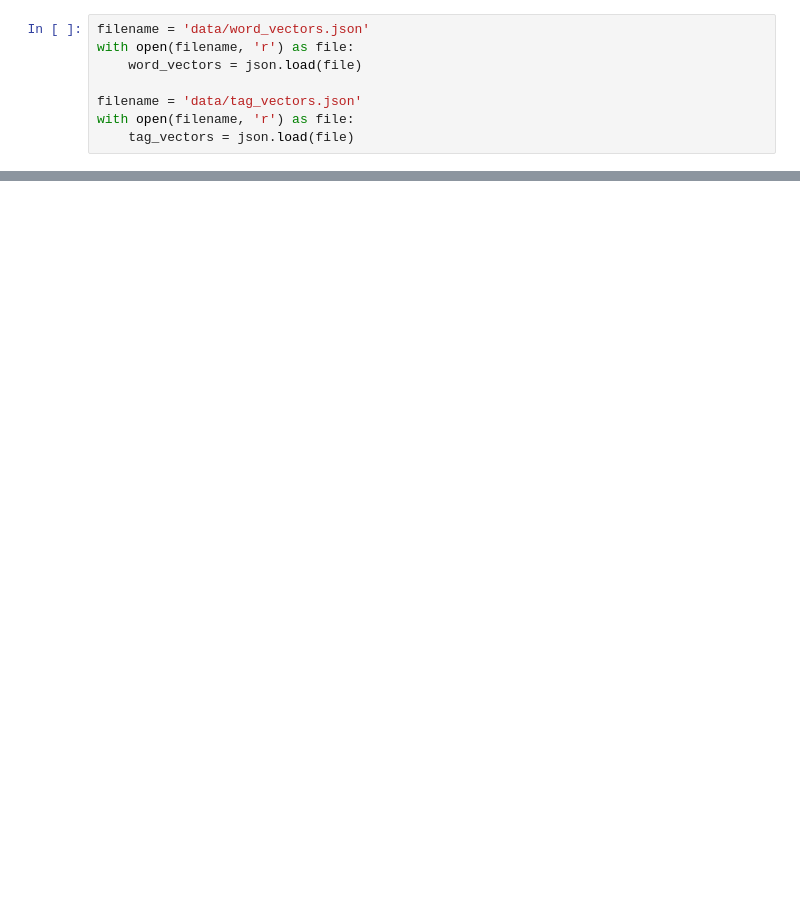
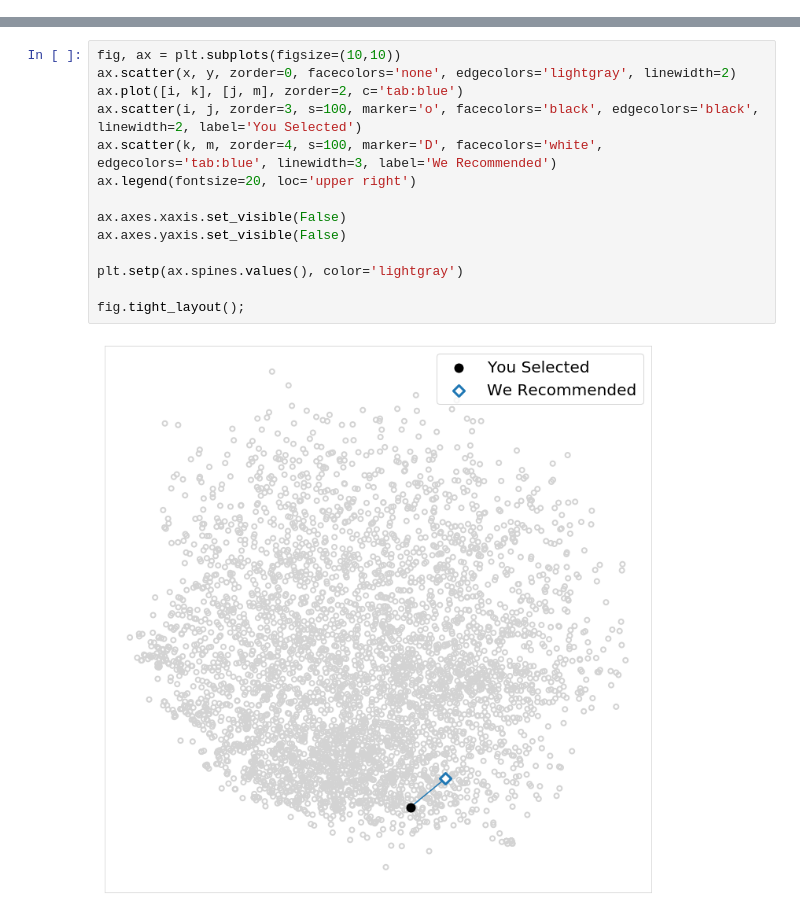
Before and after one commit to jmarshvaile/python-recommender-system, a Jupyter notebook: analysis.ipynb, the cells around one changed output, grey strips where cells are left out. Drawn from its saved outputs; the diff is of its cells as text; blank space fills up the shorter version.

```diff
--- a/analysis.ipynb
+++ b/analysis.ipynb
@@ -5,8 +8,0 @@ from matplotlib import pyplot as plt
-# %%
-filename = 'data/word_vectors.json'
-with open(filename, 'r') as file:
-    word_vectors = json.load(file)
-
-filename = 'data/tag_vectors.json'
-with open(filename, 'r') as file:
-    tag_vectors = json.load(file)
@@ -76,0 +53,16 @@ plt.show()
+# %%
+fig, ax = plt.subplots(figsize=(10,10))
+ax.scatter(x, y, zorder=0, facecolors='none', edgecolors='lightgray', linewidth=2)
+ax.plot([i, k], [j, m], zorder=2, c='tab:blue')
+ax.scatter(i, j, zorder=3, s=100, marker='o', facecolors='black', edgecolors='black', linewidth=2, label='You Selected')
+ax.scatter(k, m, zorder=4, s=100, marker='D', facecolors='white', edgecolors='tab:blue', linewidth=3, label='We Recommended')
+ax.legend(fontsize=20, loc='upper right')
+
+ax.axes.xaxis.set_visible(False)
+ax.axes.yaxis.set_visible(False)
+
+plt.setp(ax.spines.values(), color='lightgray')
+
+fig.tight_layout();
+# %% [output]
+[figure, added]
```
Also changed, not shown: parts of 11 cells of this notebook, 13 other files.
